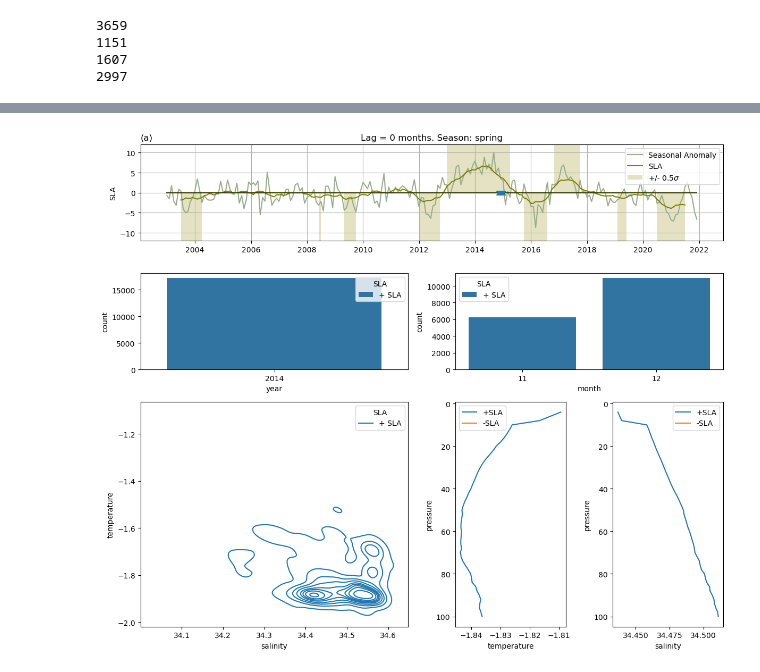
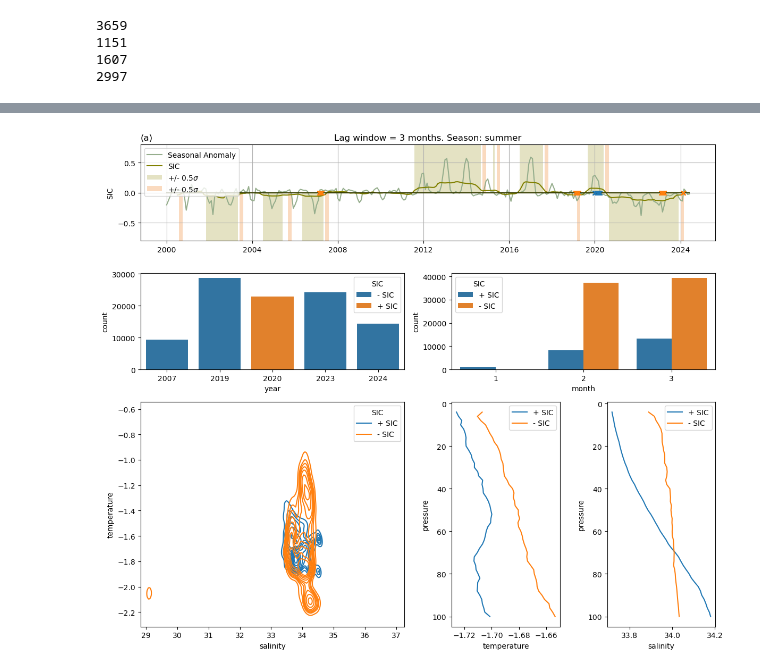
Before and after one commit to eejco/thesis_c3, a Jupyter notebook: composite_100.ipynb, the cells around one changed output, grey strips where cells are left out. Drawn from its saved outputs; the diff is of its cells as text; code cells hidden in the pictures.

Commit message:
add lagwindow

```diff
--- a/composite_100.ipynb
+++ b/composite_100.ipynb
@@ -27,3 +41,9 @@ from scipy.optimize import root_scalar
+# %%
+ds=ds.where(~(ds.dsource == 'MEOP'),drop=True)
+# %%
+sice_ = xr.open_dataset('../data/NSIDC/sice_processed.nc').__xarray_dataarray_variable__
+winds_ = xr.open_dataset('ef25db236e60a21a34ee2e0b4631d366.nc').sortby('latitude').rename({'valid_time':'time'})
+sam = Index(type='SAM').da
 # %%
 sla = SLA(deg=0.25).da
 def sanom(da):
@@ -32,5 +51,5 @@ extent_mertz =[138.5,143,-67,-65.6]
 # %%
-pressure_axis = np.arange(4,102,2)
+pressure_axis = ds.pres.values #np.arange(4,102,2)
 # %%
 meop=MEOP(extent=extent_mertz)
 meop.load_profiles_for_spira(pressure_axis=pressure_axis)
@@ -73,0 +115,3 @@ idx_data = background_data.rolling(time=12,center=True).mean('time')
+# %%
+sic_idx_data = sanom(mertz.crop_da(sice_)).mean(['latitude','longitude'])
+sic_idx_data = utls.detrend_dim(sic_idx_data,'time')
@@ -74,43 +228,46 @@ idx_data = background_data.rolling(time=12,center=True).mean('time')
 # %%
-season='spring'
-for lag in np.arange(8):
-    cmp = Composite(idx_data,'SLA')
-    cmp.add_spira(seasons[season],lag=lag,tlims=[-2.5,0],slims=[33.2,34.8])
-    cmp.build_sns_data()
+season='summer'
+background_data = sic_idx_data
+idx_data = background_data.rolling(time=12,center=True).mean('time')
+title='SIC'
+ylim=[-0.8,0.8]
+cmp = Composite(idx_data,title,lagwindow=3)
+cmp.add_spira(seasons[season],tlims=[-2.5,0],slims=[33.2,34.8])
+cmp.build_sns_data()
 
-    fig = plt.figure(figsize=(12,10))
-    gs = fig.add_gridspec(4,4)
+fig = plt.figure(figsize=(12,10))
+gs = fig.add_gridspec(4,4)
 
-    # FIG1: SLA/SAM TIMESERIES
-    ax1 = fig.add_subplot(gs[0, :])
-    cmp.composite_timeseries(ax1,background_data,bg_name='Seasonal Anomaly')
-    ax1.set_title('Lag = {0} months. Season: {1}'.format(lag,season))
+# FIG1: SLA/SAM TIMESERIES
+ax1 = fig.add_subplot(gs[0, :])
+cmp.composite_timeseries(ax1,background_data,bg_name='Seasonal Anomaly',ylim=ylim)
+ax1.set_title('Lag window = {0} months. Season: {1}'.format(3,season))
 
-    # FIG2/3 month/year plots
-    ax2 = fig.add_subplot(gs[1, 0:2])
-    ax3 = fig.add_subplot(gs[1, 2:4])
-    sns.countplot(cmp.sns_data, x='year', hue='SLA',ax=ax2)
-    sns.countplot(cmp.sns_data, x='month', hue='SLA',ax=ax3)
+# FIG2/3 month/year plots
+ax2 = fig.add_subplot(gs[1, 0:2])
+ax3 = fig.add_subplot(gs[1, 2:4])
+sns.countplot(cmp.sns_data, x='year', hue=cmp.idx_name,ax=ax2)
+sns.countplot(cmp.sns_data, x='month', hue=cmp.idx_name,ax=ax3)
 
-    ax4 = fig.add_subplot(gs[2:4,0:2])
-    sns.kdeplot(ax=ax4,data=cmp.sns_data,x='salinity',y='temperature',hue='SLA')
+ax4 = fig.add_subplot(gs[2:4,0:2])
+sns.kdeplot(ax=ax4,data=cmp.sns_data,x='salinity',y='temperature',hue=cmp.idx_name)
 
-    ax5 = fig.add_subplot(gs[2:4,2])
-    ax5.plot(cmp.ds_pos.temp.mean('time'),cmp.ds_pos.pressure,label='+SLA')
-    ax5.plot(cmp.ds_neg.temp.mean('time'),cmp.ds_neg.pressure,label='-SLA')
-    ax5.set_ylabel('pressure')
-    ax5.set_xlabel('temperature')
-    ax5.invert_yaxis()
-    ax5.legend()
+ax5 = fig.add_subplot(gs[2:4,2])
+ax5.plot(cmp.ds_pos.temp.mean('time'),cmp.ds_pos.pressure,label='+ {}'.format(title))
+ax5.plot(cmp.ds_neg.temp.mean('time'),cmp.ds_neg.pressure,label='- {}'.format(title))
+ax5.set_ylabel('pressure')
+ax5.set_xlabel('temperature')
+ax5.invert_yaxis()
+ax5.legend()
 
-    ax6 = fig.add_subplot(gs[2:4,3])
-    ax6.plot(cmp.ds_pos.psal.mean('time'),cmp.ds_pos.pressure,label='+SLA')
-    ax6.plot(cmp.ds_neg.psal.mean('time'),cmp.ds_neg.pressure,label='-SLA')
-    ax6.set_ylabel('pressure')
-    ax6.set_xlabel('salinity')
-    ax6.invert_yaxis()
-    ax6.legend()
+ax6 = fig.add_subplot(gs[2:4,3])
+ax6.plot(cmp.ds_pos.psal.mean('time'),cmp.ds_pos.pressure,label='+ {}'.format(title))
+ax6.plot(cmp.ds_neg.psal.mean('time'),cmp.ds_neg.pressure,label='- {}'.format(title))
+ax6.set_ylabel('pressure')
+ax6.set_xlabel('salinity')
+ax6.invert_yaxis()
+ax6.legend()
 
-    plt.tight_layout()
+plt.tight_layout()
 # %% [output]
 preparing data
@@ -124 +274 @@ preparing data
-[figure, old version]
+[figure, new version]
```
Also changed, not shown: parts of 20 cells of this notebook, 1 other file.
